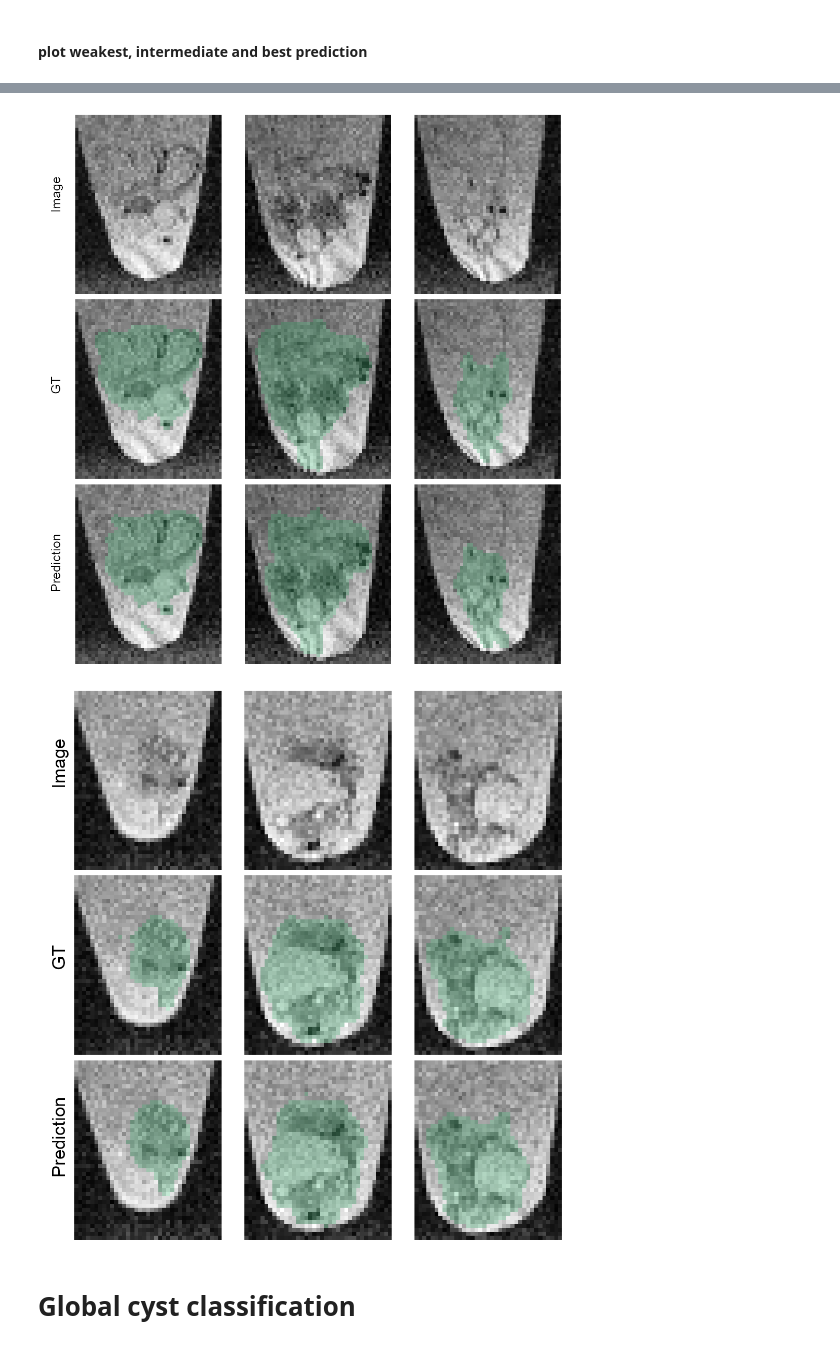
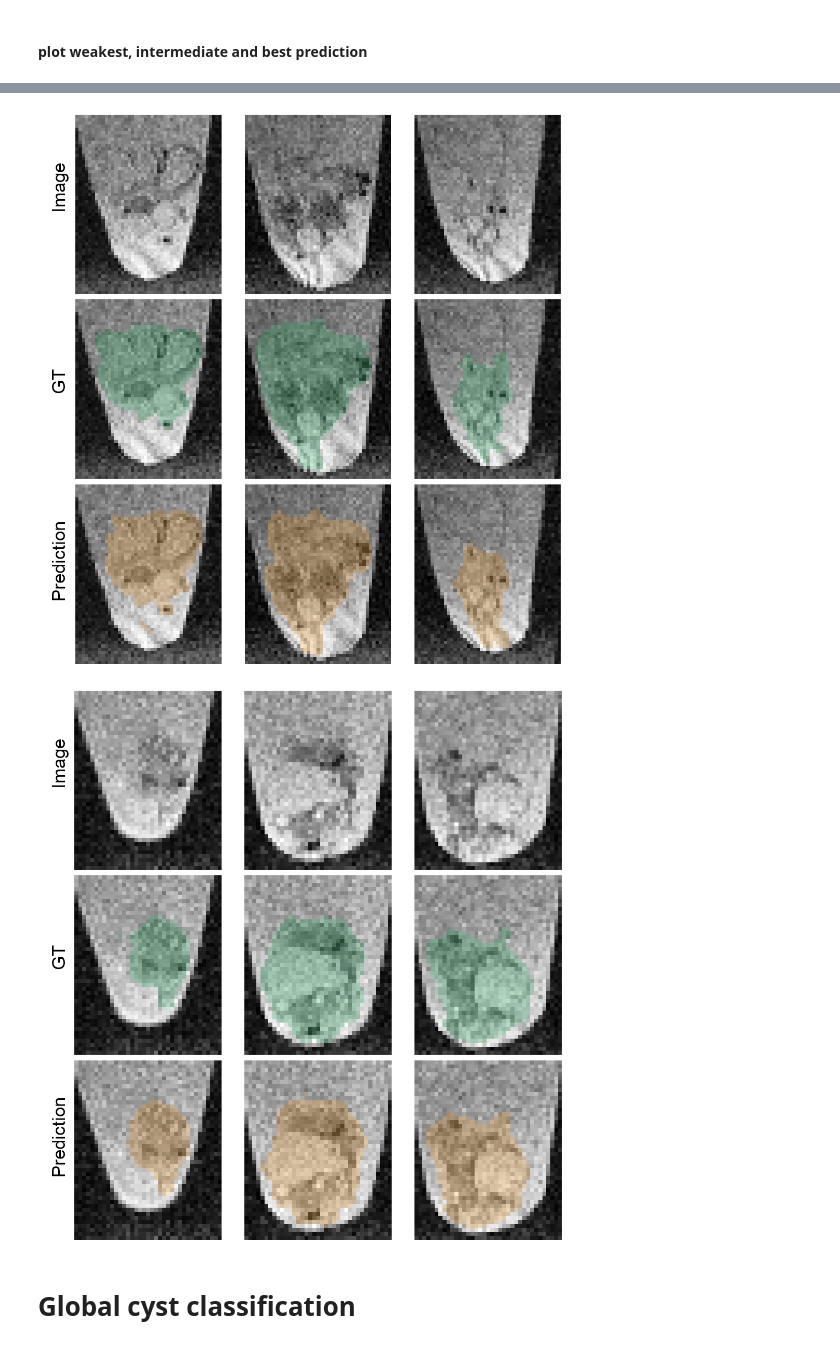
Before and after one commit to deiluca/cerebral_organoid_quant_mri, a Jupyter notebook: scripts/data_analysis.ipynb, the cells around one changed output, grey strips where cells are left out. Cells and saved outputs as stored; diff of their text form; code cells hidden in the pictures.

```diff
--- a/scripts/data_analysis.ipynb
+++ b/scripts/data_analysis.ipynb
@@ -81,7 +55,8 @@ Test Dice 0.89±0.09 (mean±SD)
 imgs = get_orig_imgs(kind='mri')
 # %%
 # weakest prediction
-sov = SegmentationOverlayVisualizer(imgs,
+for pred_color in ['green', 'orange']:
+    sov = SegmentationOverlayVisualizer(imgs,
                                     org_id = 'org3_0609',
                                     org_loc = [15, 65, 65, 108],
                                     gt_dir = MRI_ORG_LOC_GT_DIR,
@@ -89,6 +64,9 @@ sov = SegmentationOverlayVisualizer(imgs,
                                     px_threshold=0,
                                     planes='sagittal',
                                     keep_planes=[44, 47, 50],
-                                    rot_img=270)
+                                    rot_img=270,
+                                    pred_color=pred_color,
+                                    save_to=f'results/organoid_segmentation/plots/organoid_seg_overlay_org3_0609_pred-{pred_color}.png')
+    sov.plot_segmentation_overlays()
 display(sov.plot_segmentation_overlays())
 # %% [output]
@@ -96,6 +74,7 @@ display(sov.plot_segmentation_overlays())
 # %%
 # intermediate prediction
-sov = SegmentationOverlayVisualizer(imgs,
+for pred_color in ['green', 'orange']:
+    sov = SegmentationOverlayVisualizer(imgs,
                                  org_id = 'org2_0615',
                                  org_loc = [20, 75, 30, 75],
                                  gt_dir = MRI_ORG_LOC_GT_DIR,
@@ -103,26 +82,31 @@ sov = SegmentationOverlayVisualizer(imgs,
                                  px_threshold=0,
                                  planes='sagittal',
                                  keep_planes=[40, 50, 58],
-                                 rot_img=270)
+                                 rot_img=270,
+                                 pred_color=pred_color,
+                                 save_to=f'results/organoid_segmentation/plots/organoid_seg_overlay_org2_0615_pred-{pred_color}.png')
+    sov.plot_segmentation_overlays()
 display(sov.plot_segmentation_overlays())
 # %% [output]
-[figure, old version]
+[figure, new version]
 # %%
 # strongest prediction
-sov = SegmentationOverlayVisualizer(imgs,
-                                 org_id = 'org5_0530',
-                                 org_loc = [20, 65, 38, 75],
-                                 gt_dir = MRI_ORG_LOC_GT_DIR,
-                                 pred_dir = pred_dir,
-                                 px_threshold=0,
-                                 planes='sagittal',
-                                 keep_planes=[34, 40, 52],
-                                 rot_img=270,
-                                 save_to='results/organoid_segmentation/plots/organoid_seg_overlay_org5_0530.png')
+for pred_color in ['green', 'orange']:
+    sov = SegmentationOverlayVisualizer(imgs,
+                                     org_id = 'org5_0530',
+                                     org_loc = [20, 65, 38, 75],
+                                     gt_dir = MRI_ORG_LOC_GT_DIR,
+                                     pred_dir = pred_dir,
+                                     px_threshold=0,
+                                     planes='sagittal',
+                                     keep_planes=[34, 40, 52],
+                                     rot_img=270,
+                                     pred_color=pred_color,
+                                     save_to=f'results/organoid_segmentation/plots/organoid_seg_overlay_org5_0530_pred-{pred_color}.png')
 img = sov.plot_segmentation_overlays()
 display(img)
 # %% [output]
-[figure, old version]
+[figure, new version]
 # %% [markdown]
 # Global cyst classification
 # %% [markdown]
```
Also changed, not shown: parts of 12 cells of this notebook, 6 other files.
